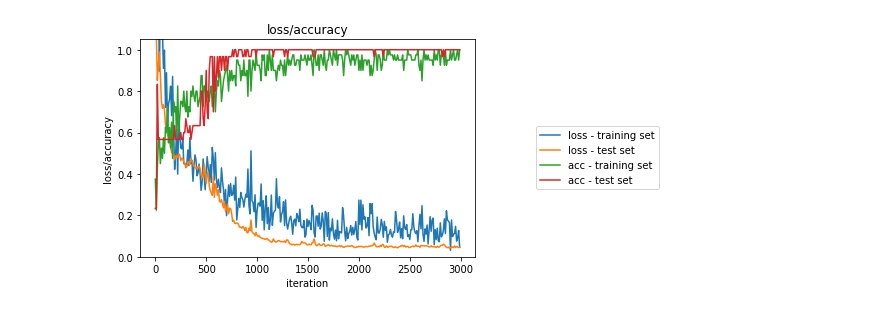
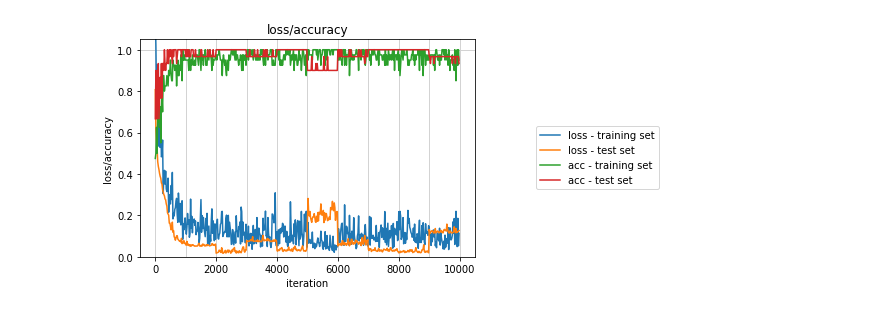
Before and after one commit to takeruts/iris-study, a Jupyter notebook: iris.ipynb, the cells around one changed output. Saved outputs shown, nothing was run; the diff lists cells and outputs as text; code cells hidden in the pictures.

```diff
--- a/iris.ipynb
+++ b/iris.ipynb
@@ -42,14 +30,16 @@ hidden_layer3_size = 128
 num_hidden_layers = 3
 #出力層サイズ
 output_layer_size = 3
-# 繰り返し数
-iters_num = 3000
+# 訓練データ、テストデータの抽出繰り返し数
+tests_num = 10
+# バッチ処理繰り返し数
+iters_num = 1000
 # ミニバッチサイズ
 batch_size = 40
 # 学習率
 learning_rate=0.001
 # 描写頻度
-plot_interval= 10
+plot_interval= 20
 
 # Adam parameters
 beta1 = 0.9
@@ -270,18 +269,24 @@ for i in range(iters_num):
 # %%
-lists = range(0, iters_num, plot_interval)
+# グラフの表示
+plt.ylim(0, 1.05)
+plt.axhline(y=1, linewidth=1, color='lightgray')
+for i in range(tests_num+1):
+    x = iters_num * i
+    plt.axvline(x, linewidth=1, color='lightgray')
+
+lists = range(0, iters_num*tests_num, plot_interval)
 plt.plot(lists, losses, label="loss - training set")
 plt.plot(lists, losses_test,  label="loss - test set")
 plt.plot(lists, accuracies, label="acc - training set")
 plt.plot(lists, accuracies_test, label="acc - test set")
 plt.title("loss/accuracy")
 plt.xlabel("iteration")
 plt.ylabel("loss/accuracy")
-plt.ylim(0, 1.05)
-# グラフの表示
 plt.legend(loc='best',
            bbox_to_anchor=(1.05, 0.5, 0.5, .100),
            borderaxespad=0.,)
+
 plt.savefig("output.jpg", bbox_inches='tight')
 plt.show()
 # %% [output]
-[figure, old version]
+[figure, new version]
```
Also changed, not shown: parts of 2 cells of this notebook, 3 other files.
